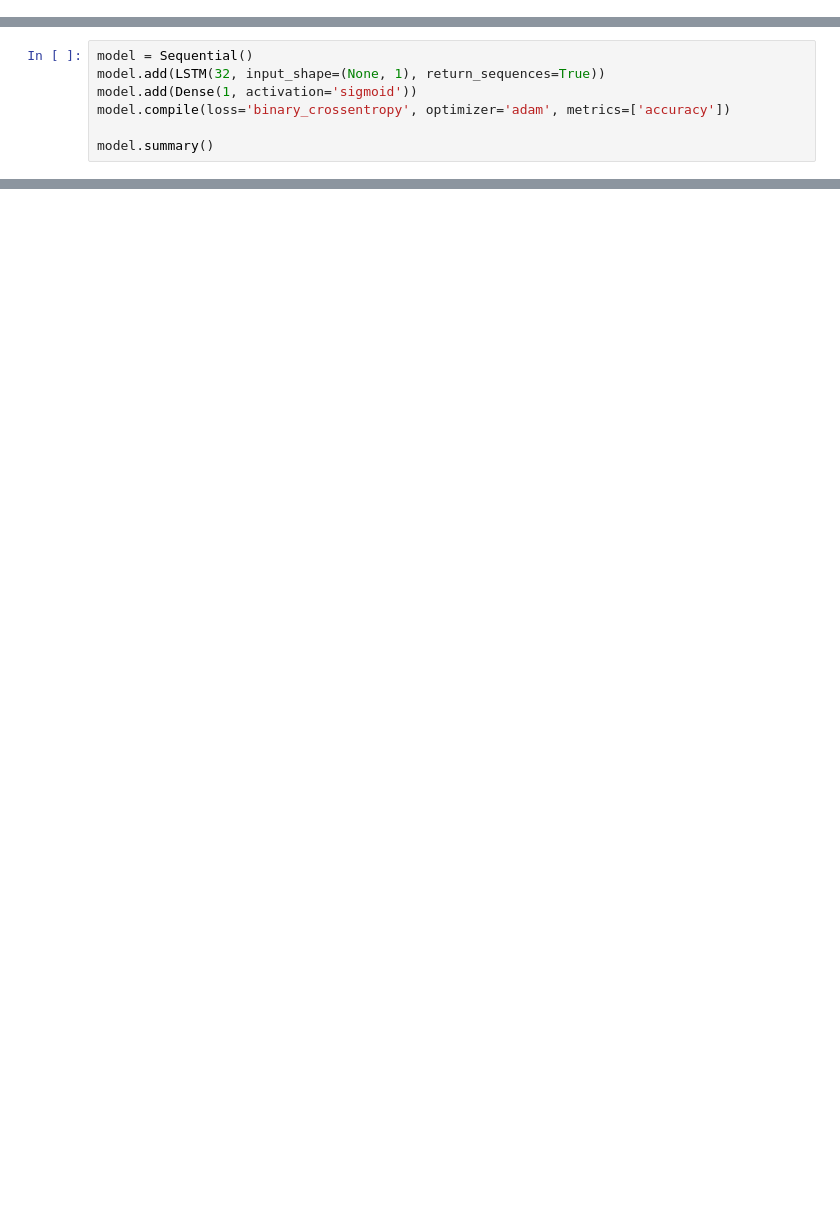
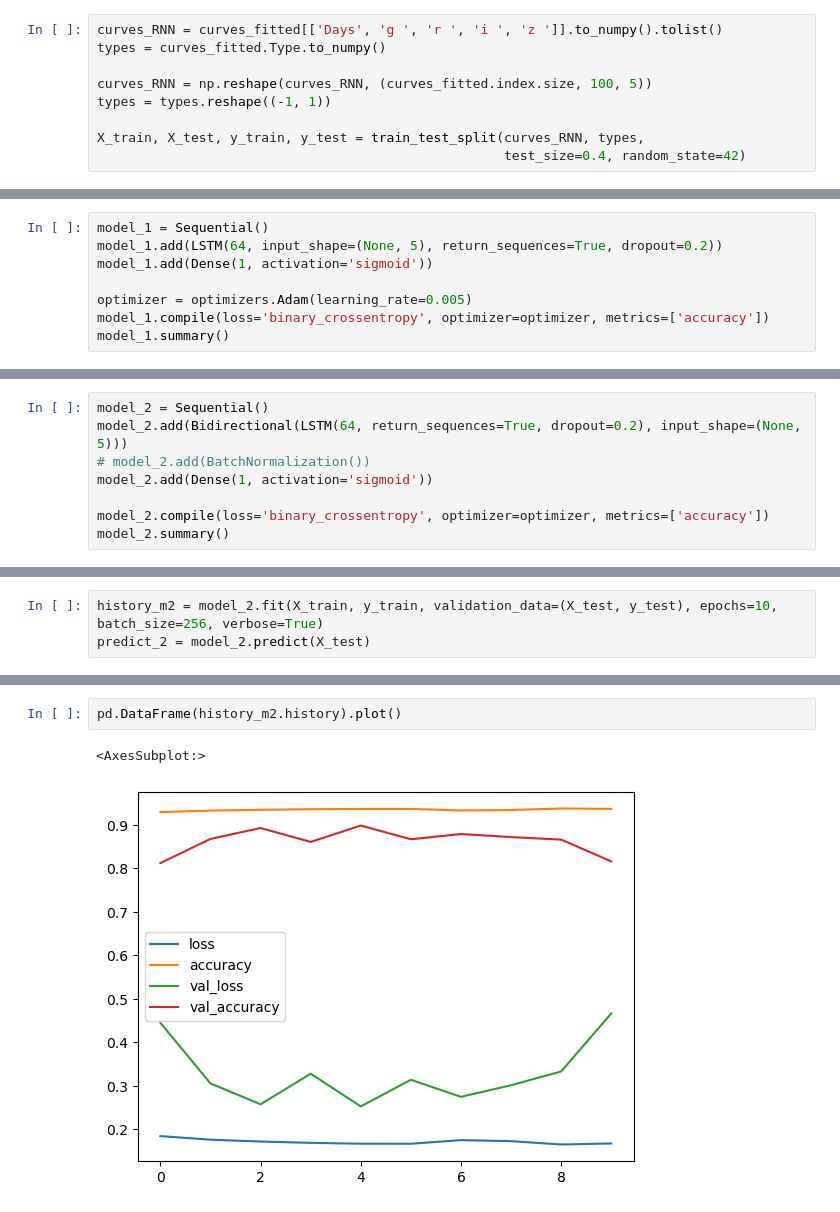
Before and after one commit to ale-cartes/Supernovae-Complete-Pipeline, a Jupyter notebook: RNN.ipynb, the cells around one changed output, grey strips where cells are left out. Cells and saved outputs as stored; diff of their text form; blank space fills up the shorter version.

Commit message:
RNN started working!
updates:
- add a fit function to utils.py
- change the creation of one-hot-encoder in preprocess.py
- different models in RNN.ipynb are very slow (sol: use colab)

```diff
--- a/RNN.ipynb
+++ b/RNN.ipynb
@@ -39,0 +10,9 @@ X_train_g, X_test_g, Y_train_g, Y_test_g = train_test_band('g')
+# %%
+curves_RNN = curves_fitted[['Days', 'g ', 'r ', 'i ', 'z ']].to_numpy().tolist()
+types = curves_fitted.Type.to_numpy()
+
+curves_RNN = np.reshape(curves_RNN, (curves_fitted.index.size, 100, 5))
+types = types.reshape((-1, 1))
+
+X_train, X_test, y_train, y_test = train_test_split(curves_RNN, types,
+                                                    test_size=0.4, random_state=42)
@@ -44,8 +27,9 @@ X_train_g, X_test_g, Y_train_g, Y_test_g = train_test_band('g')
 # %%
-model = Sequential()
-model.add(LSTM(32, input_shape=(None, 1), return_sequences=True))
-model.add(Dense(1, activation='sigmoid'))
-model.compile(loss='binary_crossentropy', optimizer='adam', metrics=['accuracy'])
+model_1 = Sequential()
+model_1.add(LSTM(64, input_shape=(None, 5), return_sequences=True, dropout=0.2))
+model_1.add(Dense(1, activation='sigmoid'))
 
-model.summary()
+optimizer = optimizers.Adam(learning_rate=0.005)
+model_1.compile(loss='binary_crossentropy', optimizer=optimizer, metrics=['accuracy'])
+model_1.summary()
 # %% [output]
@@ -88,0 +59,8 @@ Epoch 10/10
+# %%
+model_2 = Sequential()
+model_2.add(Bidirectional(LSTM(64, return_sequences=True, dropout=0.2), input_shape=(None, 5)))
+# model_2.add(BatchNormalization())
+model_2.add(Dense(1, activation='sigmoid'))
+
+model_2.compile(loss='binary_crossentropy', optimizer=optimizer, metrics=['accuracy'])
+model_2.summary()
@@ -88,0 +82,3 @@ Epoch 10/10
+# %%
+history_m2 = model_2.fit(X_train, y_train, validation_data=(X_test, y_test), epochs=10, batch_size=256, verbose=True)
+predict_2 = model_2.predict(X_test)
@@ -88,0 +103,5 @@ Epoch 10/10
+# %%
+pd.DataFrame(history_m2.history).plot()
+# %% [output]
+<AxesSubplot:>
+[figure, added]
```
Also changed, not shown: parts of 21 cells of this notebook, 2 other files.
